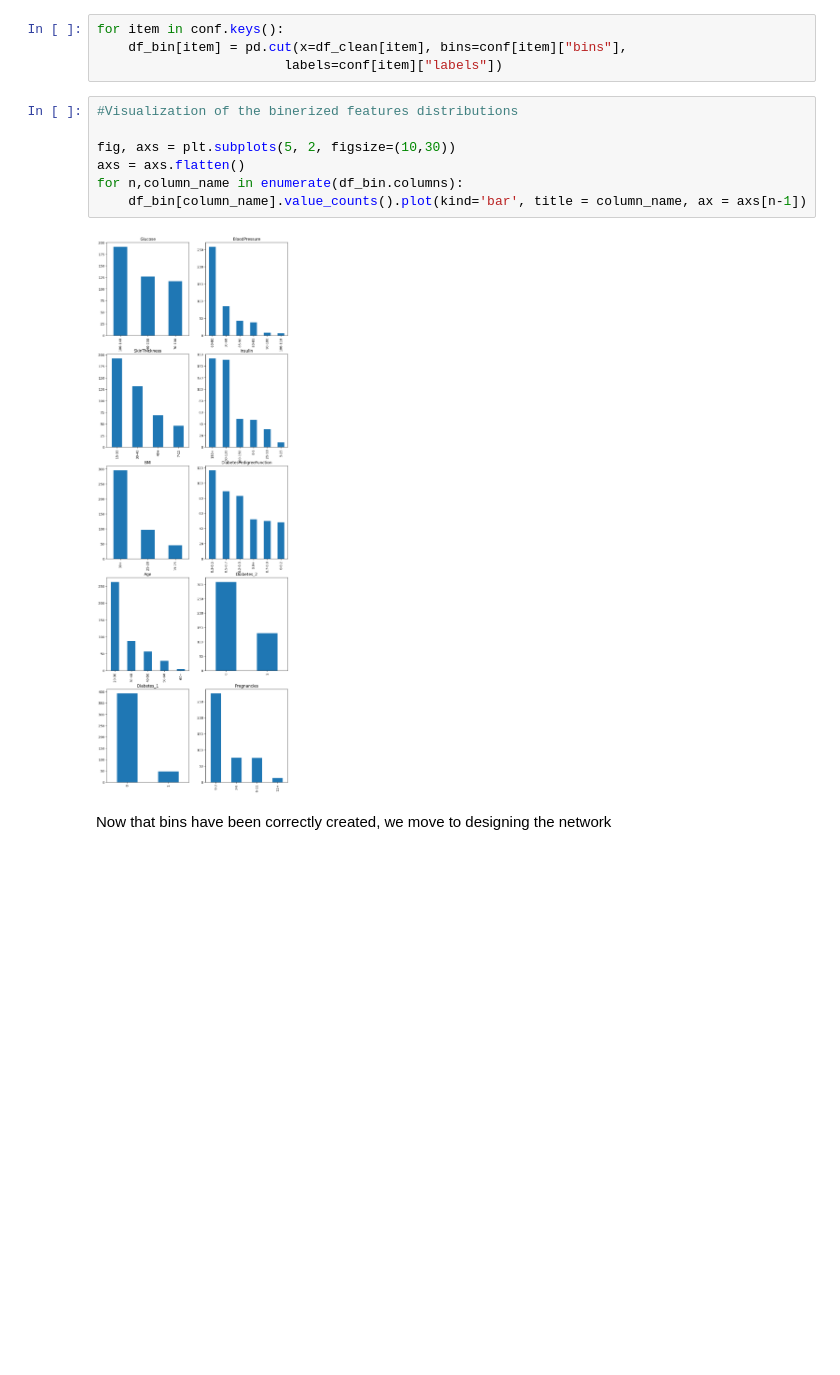
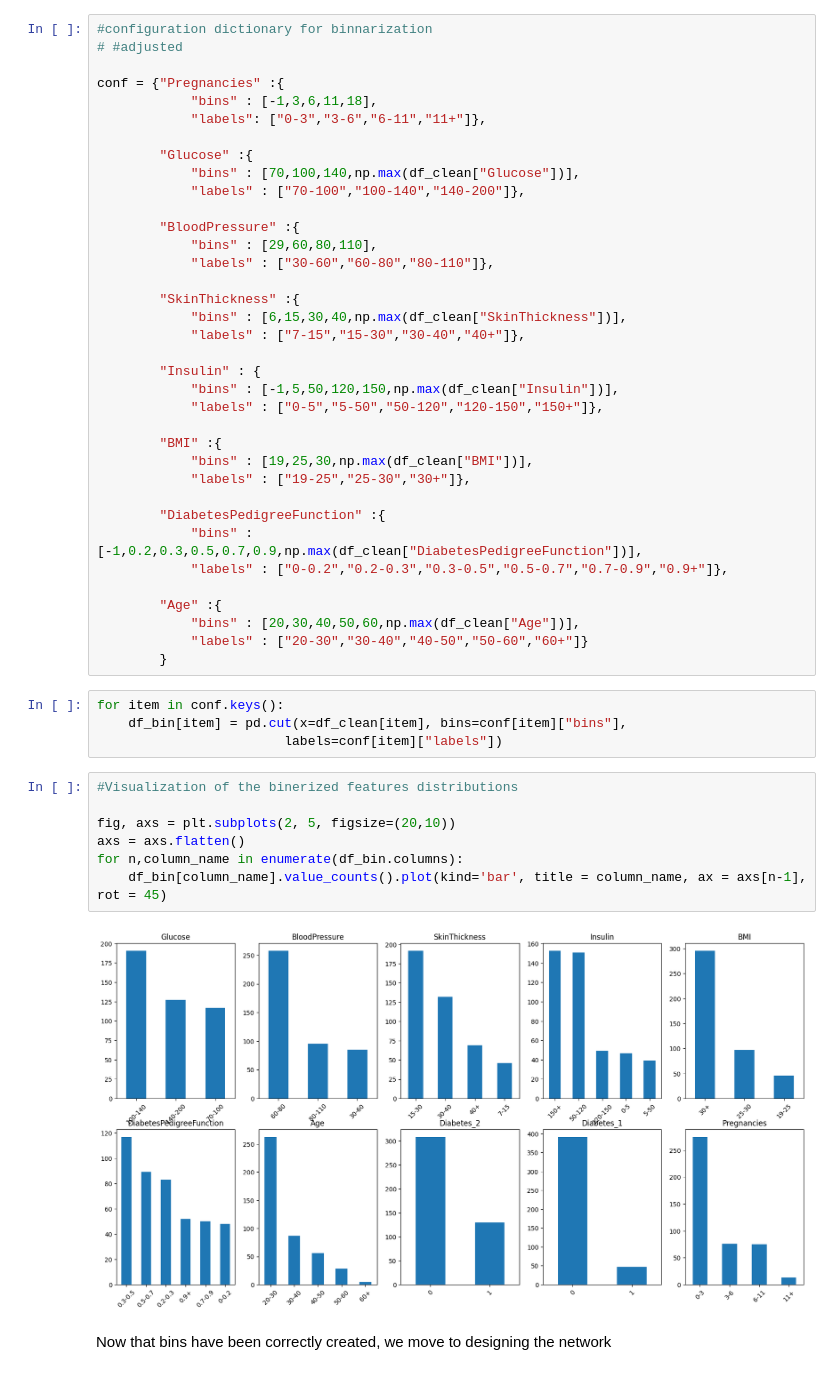
Before and after one commit to LucaZucchini97/Project_Venieri_Zucchini, a Jupyter notebook: FAIKR3_project_Venieri_Zucchini.ipynb, the cells around one changed output. Drawn from its saved outputs; the diff is of its cells as text; blank space fills up the shorter version.

```diff
--- a/FAIKR3_project_Venieri_Zucchini.ipynb
+++ b/FAIKR3_project_Venieri_Zucchini.ipynb
@@ -262,6 +261,42 @@ conf = {"Pregnancies" :{
             "bins" : [20,30,40,50,60,np.max(df_clean["Age"])],
             "labels" : ["20-30","30-40","40-50","50-60","60+"]}
         }
+# %%
+#configuration dictionary for binnarization
+# #adjusted
+
+conf = {"Pregnancies" :{
+            "bins" : [-1,3,6,11,18],
+            "labels": ["0-3","3-6","6-11","11+"]},
+
+        "Glucose" :{
+            "bins" : [70,100,140,np.max(df_clean["Glucose"])],
+            "labels" : ["70-100","100-140","140-200"]},
+
+        "BloodPressure" :{
+            "bins" : [29,60,80,110],
+            "labels" : ["30-60","60-80","80-110"]},
+
+        "SkinThickness" :{
+            "bins" : [6,15,30,40,np.max(df_clean["SkinThickness"])],
+            "labels" : ["7-15","15-30","30-40","40+"]},
+
+        "Insulin" : {
+            "bins" : [-1,5,50,120,150,np.max(df_clean["Insulin"])],
+            "labels" : ["0-5","5-50","50-120","120-150","150+"]},
+
+        "BMI" :{
+            "bins" : [19,25,30,np.max(df_clean["BMI"])],
+            "labels" : ["19-25","25-30","30+"]},
+
+        "DiabetesPedigreeFunction" :{
+            "bins" : [-1,0.2,0.3,0.5,0.7,0.9,np.max(df_clean["DiabetesPedigreeFunction"])],
+            "labels" : ["0-0.2","0.2-0.3","0.3-0.5","0.5-0.7","0.7-0.9","0.9+"]},
+
+        "Age" :{
+            "bins" : [20,30,40,50,60,np.max(df_clean["Age"])],
+            "labels" : ["20-30","30-40","40-50","50-60","60+"]}
+        }
 # %%
 for item in conf.keys():
     df_bin[item] = pd.cut(x=df_clean[item], bins=conf[item]["bins"],
@@ -269,12 +304,12 @@ for item in conf.keys():
 # %%
 #Visualization of the binerized features distributions
 
-fig, axs = plt.subplots(5, 2, figsize=(10,30))
+fig, axs = plt.subplots(2, 5, figsize=(20,10))
 axs = axs.flatten()
 for n,column_name in enumerate(df_bin.columns):
-    df_bin[column_name].value_counts().plot(kind='bar', title = column_name, ax = axs[n-1])
+    df_bin[column_name].value_counts().plot(kind='bar', title = column_name, ax = axs[n-1], rot = 45)
 # %% [output]
-[figure, old version]
+[figure, new version]
 # %% [markdown]
 Now that bins have been correctly created, we move to designing the network
 # %% [markdown]
```
Also changed, not shown: parts of 3 cells of this notebook.
